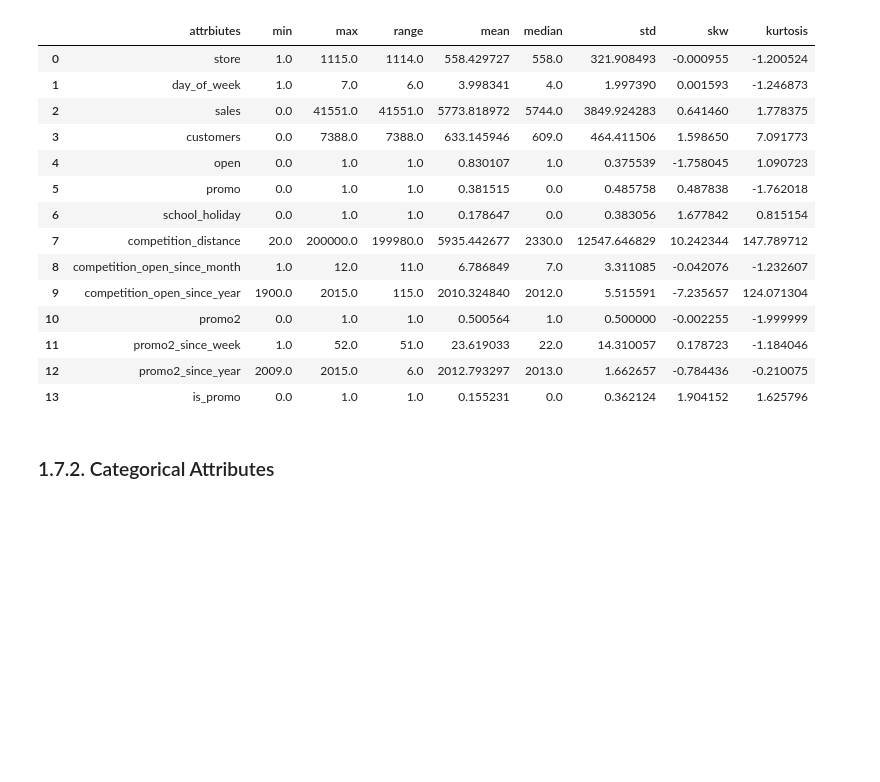
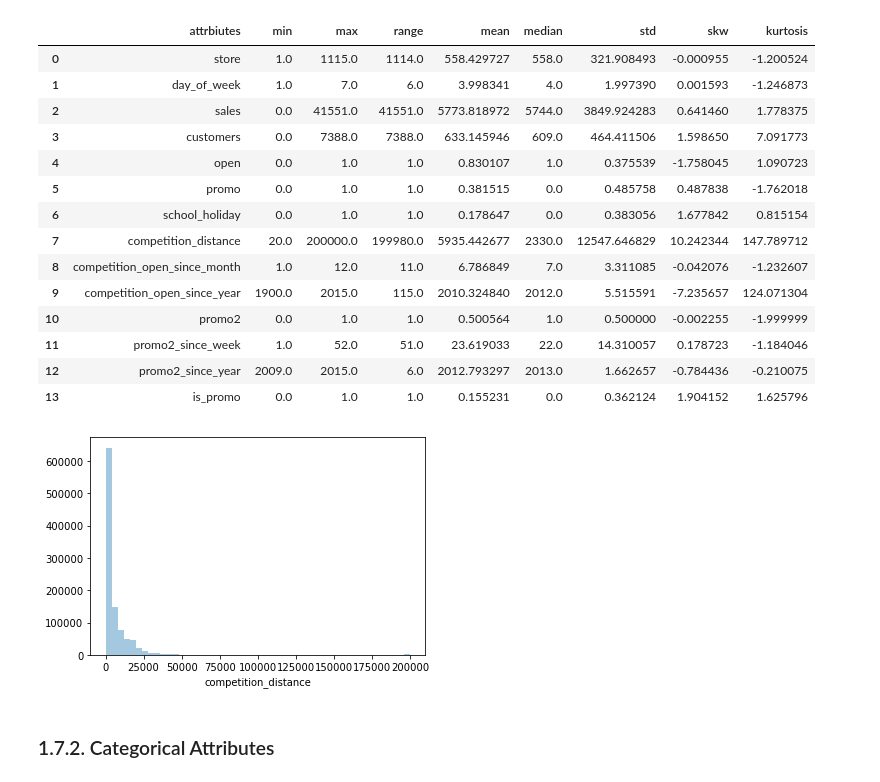
Before and after one commit to vinissouza/Drugstore-Sales-Forecast, a Jupyter notebook: Notebooks/First_Cycle_ Notebook.ipynb, the cells around one changed output. Cells and saved outputs as stored; diff of their text form; code cells hidden in the pictures; blank space fills up the shorter version.

```diff
--- a/Notebooks/First_Cycle_ Notebook.ipynb
+++ b/Notebooks/First_Cycle_ Notebook.ipynb
@@ -292,6 +380,10 @@ m
 | 11 | promo2_since_week | 1.0 | 52.0 | 51.0 | 23.619033 | 22.0 | 14.310057 | 0.178723 | -1.184046 |
 | 12 | promo2_since_year | 2009.0 | 2015.0 | 6.0 | 2012.793297 | 2013.0 | 1.662657 | -0.784436 | -0.210075 |
 | 13 | is_promo | 0.0 | 1.0 | 1.0 | 0.155231 | 0.0 | 0.362124 | 1.904152 | 1.625796 |
+# %%
+sns.distplot(df01['competition_distance'], kde=False);
+# %% [output]
+[figure, added]
 # %% [markdown]
 ### 1.7.2. Categorical Attributes
 # %%
```
Also changed, not shown: parts of 199 cells of this notebook, 5 other files.
